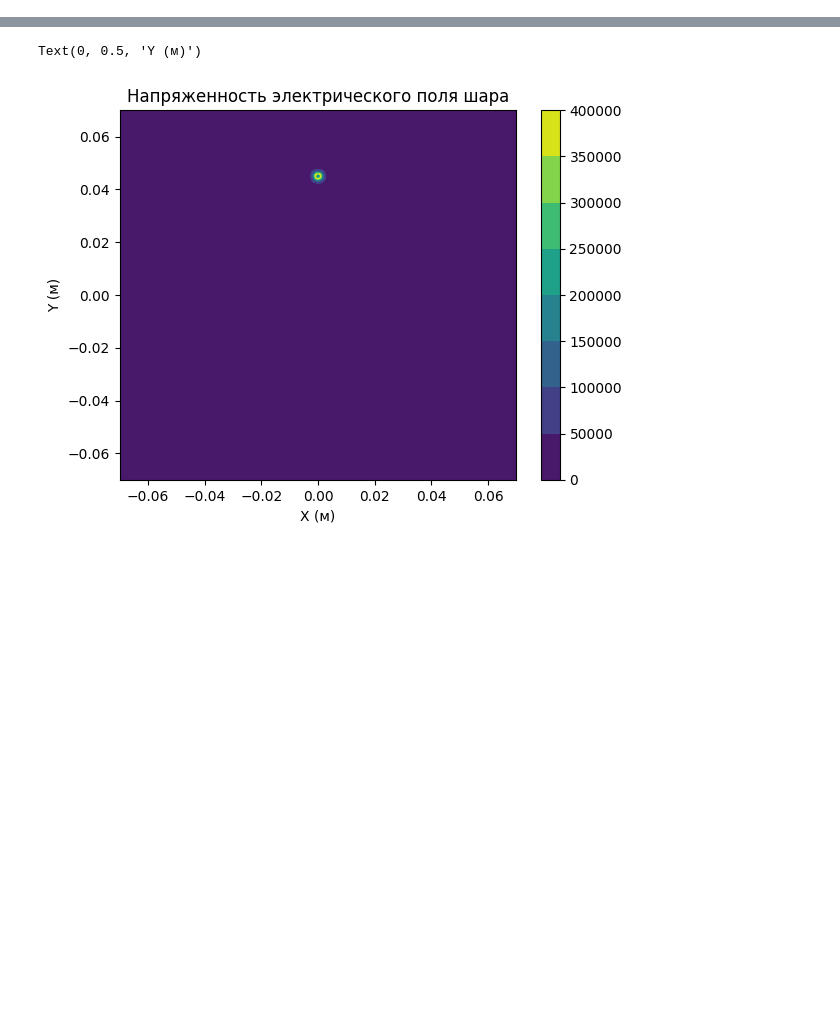
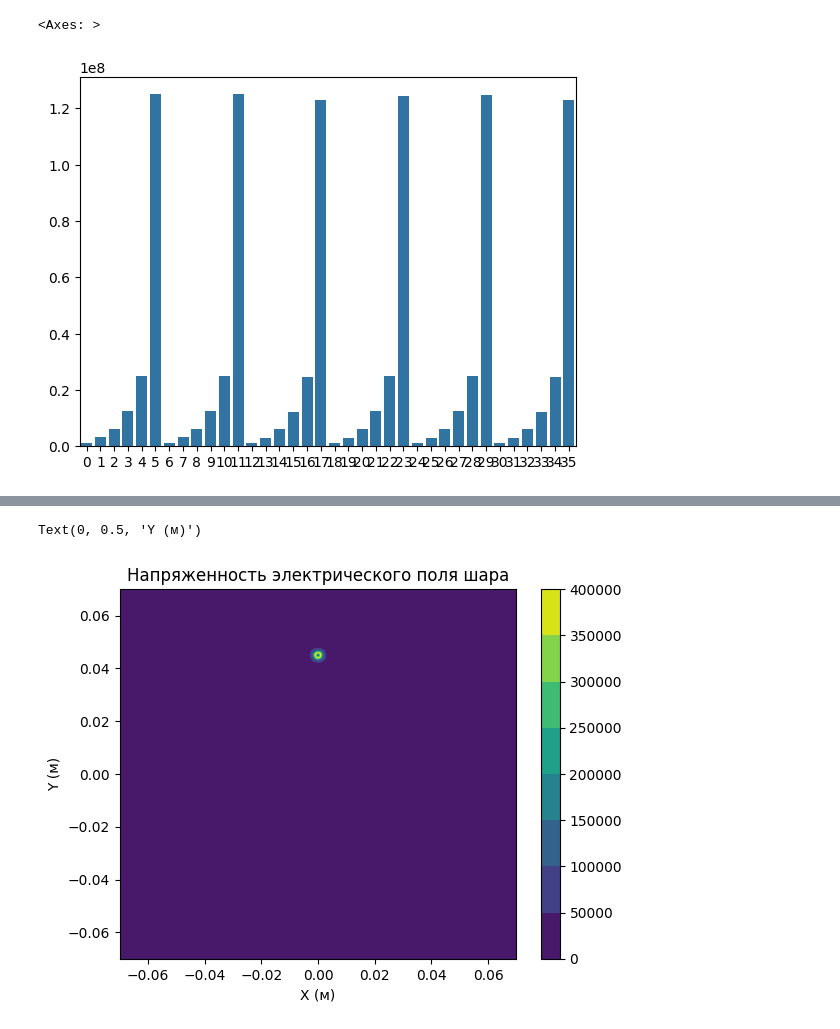
Before and after one commit to StepanKatin/Recoil_separation_Ra223, a Jupyter notebook: test_nb.ipynb, the cells around one changed output, grey strips where cells are left out. Cells and saved outputs as stored; diff of their text form; code cells hidden in the pictures; blank space fills up the shorter version.

```diff
--- a/test_nb.ipynb
+++ b/test_nb.ipynb
@@ -21,3 +21,40 @@ r_needle = 0.001 #metrs
 
 sphere_cords = (0, 0)
 needle_cords = (0, 0.045)
+# %%
+import numpy as np
+import matplotlib.pyplot as plt
+from matplotlib import cm, ticker
+import recoil_nuclear_classes_and_defs as cnst
+import seaborn as sns
+x_min = -0.07 # m
+x_max = 0.07
+y_min, y_max = -0.07 , 0.07
+
+r_sphere = 0.005 #metrs
+l_needle = 0.03 #metrs
+r_needle = 0.0005 #metrs
+
+sphere_cords = (0, 0)
+
+needle_cords_1 = [[0, 0.06], [0, 0.05], [0, 0.04], [0, 0.03], [0, 0.02], [0, 0.01]]
+
+U = [100, 250, 500, 1000, 2000, 10_000]
+
+x, y = np.linspace(x_min, x_max, 1000), np.linspace(y_min, y_max, 1000)
+X, Y =np.meshgrid(x, y)
+
+EF_dict = {'E_x':[[] for i in range(6)], 'E_y':[[] for i in range(6)], 'E_res':[[] for i in range(6)]}
+max_strenght = []
+max_erea_strenght = []
+mean_strenght = []
+for i in range(len(needle_cords_1)):
+    for j in range(len(U)):
+        EF_dict['E_x'][i], EF_dict["E_y"][i], EF_dict['E_res'][i] = cnst.calc_electric_field(X, Y, sphere_cords, needle_cords_1[i], r_needle, l_needle, r_needle, U[j])
+        max_strenght.append(np.max(EF_dict['E_res'][i]))
+        mean_strenght.append(np.mean(EF_dict['E_res'][i]))
+# %%
+sns.barplot((max_strenght))
+# %% [output]
+<Axes: >
+[figure, added]
```
Also changed, not shown: parts of 6 cells of this notebook, 3 other files.
